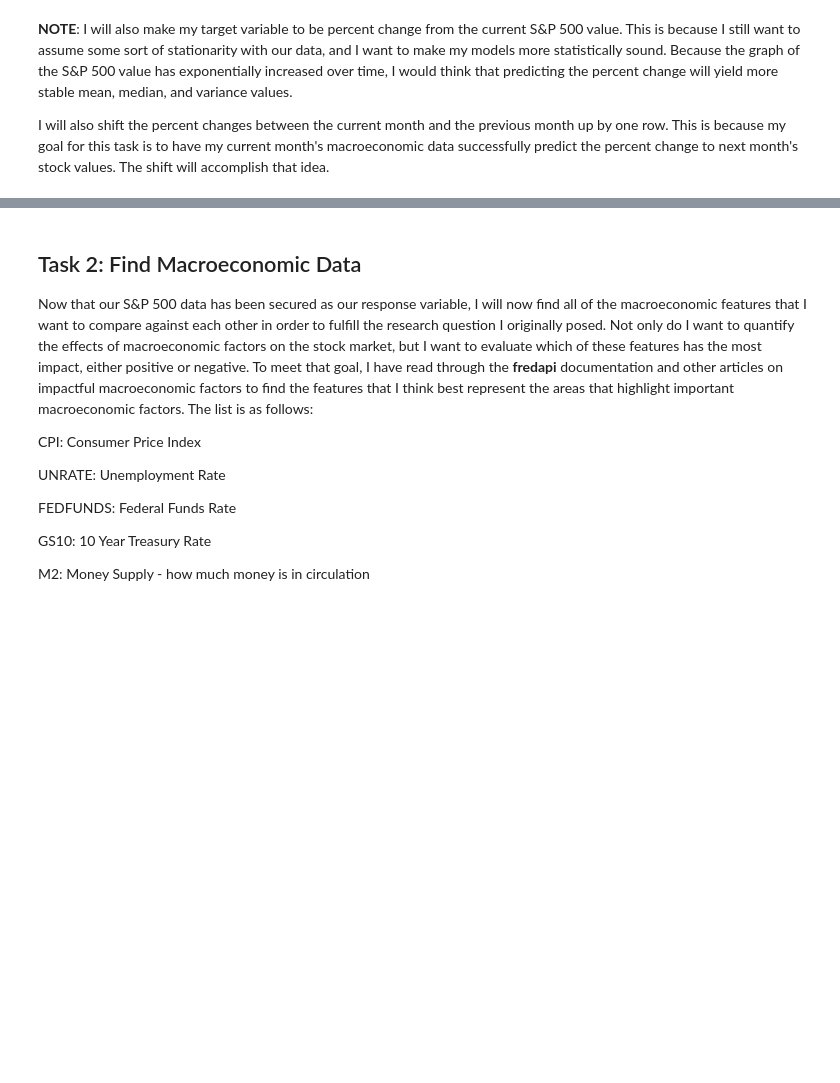
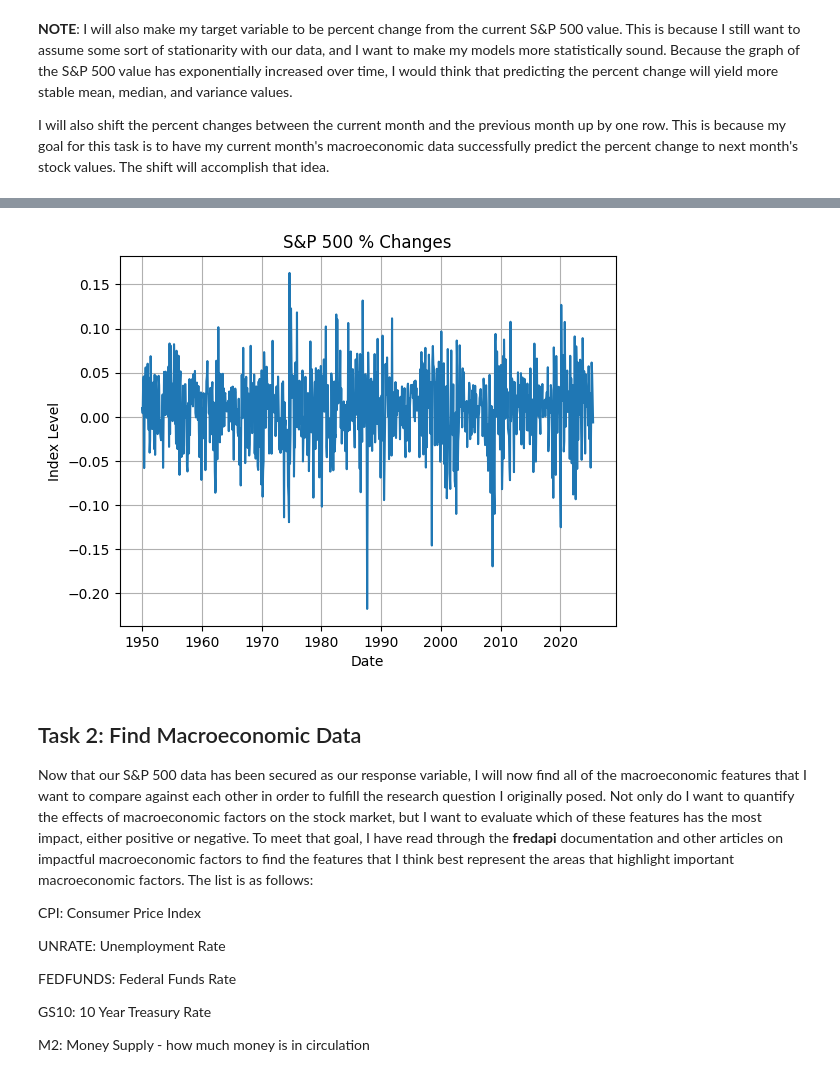
Before and after one commit to Naknak360/macroeconomic_predictor, a Jupyter notebook: Macroeconomic Predictor.ipynb, the cells around one changed output, grey strips where cells are left out. Saved outputs shown, nothing was run; the diff lists cells and outputs as text; code cells hidden in the pictures; blank space fills up the shorter version.

```diff
--- a/Macroeconomic Predictor.ipynb
+++ b/Macroeconomic Predictor.ipynb
@@ -180,4 +167,12 @@ sp500.tail()
 | 2025-08-01 | NaN |
+# %%
+plt.plot(sp500)
+plt.title('S&P 500 % Changes')
+plt.xlabel('Date')
+plt.ylabel('Index Level')
+plt.grid(True)
+# %% [output]
+[figure, added]
 # %% [markdown]
 ## Task 2: Find Macroeconomic Data
 
```
Also changed, not shown: parts of 7 cells of this notebook.
